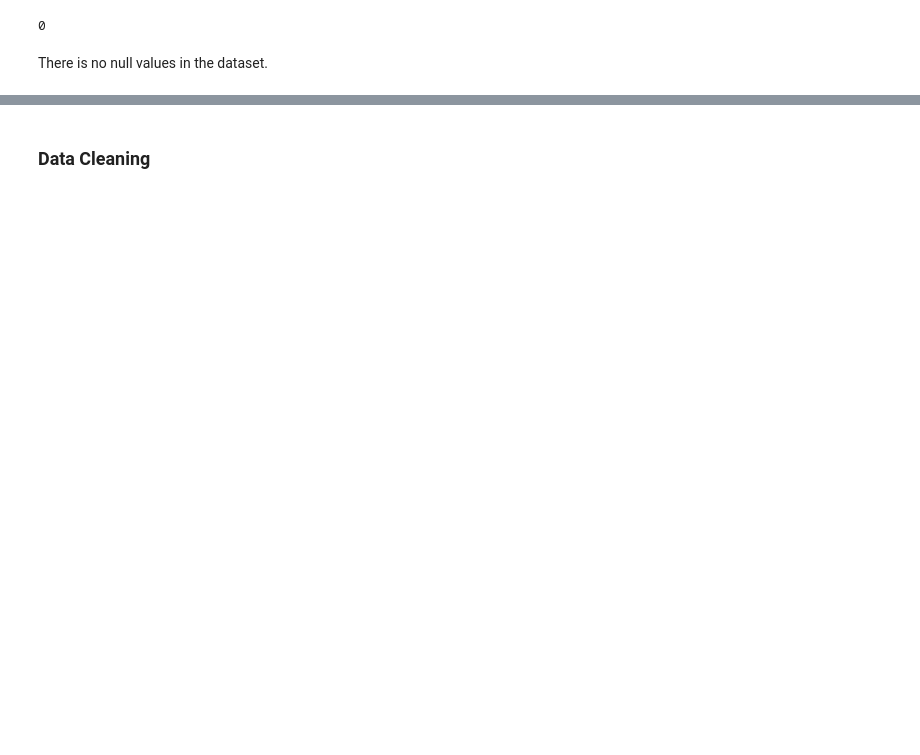
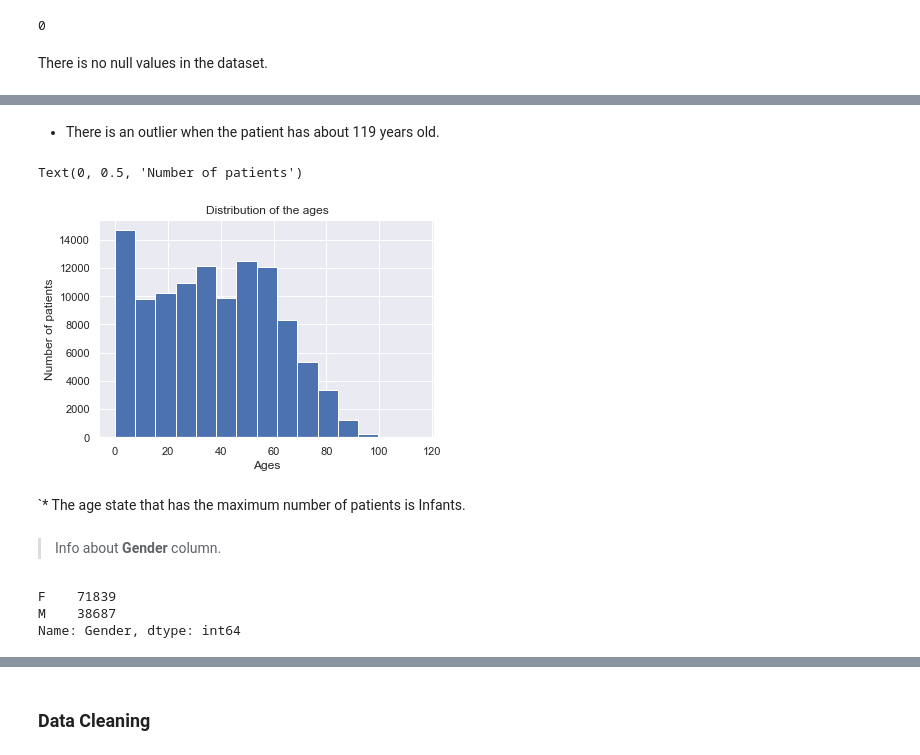
Before and after one commit to mo7amed7assan1911/Medical-Appointment-No-Shows, a Jupyter notebook: Investigate_a_Dataset.ipynb, the cells around one changed output, grey strips where cells are left out. Cells and saved outputs as stored; diff of their text form; code cells hidden in the pictures; blank space fills up the shorter version.

Commit message:
After Cleaning Data

```diff
--- a/Investigate_a_Dataset.ipynb
+++ b/Investigate_a_Dataset.ipynb
@@ -126,0 +163,22 @@ There is no null values in the dataset.
+# %% [markdown]
+* There is an outlier when the patient has about 119 years old.
+# %%
+fig, ax = plt.subplots()
+ax.hist(df['Age'], bins=15)
+ax.set_xlabel("Ages")
+ax.set_title('Distribution of the ages')
+ax.set_ylabel('Number of patients')
+# %% [output]
+Text(0, 0.5, 'Number of patients')
+[figure, added]
+# %% [markdown]
+`* The age state that has the maximum number of patients is Infants.
+# %% [markdown]
+> Info about **Gender** column.
+# %%
+Data = df['Gender'].value_counts()
+Data
+# %% [output]
+F    71839
+M    38687
+Name: Gender, dtype: int64
```
Also changed, not shown: parts of 51 cells of this notebook.
